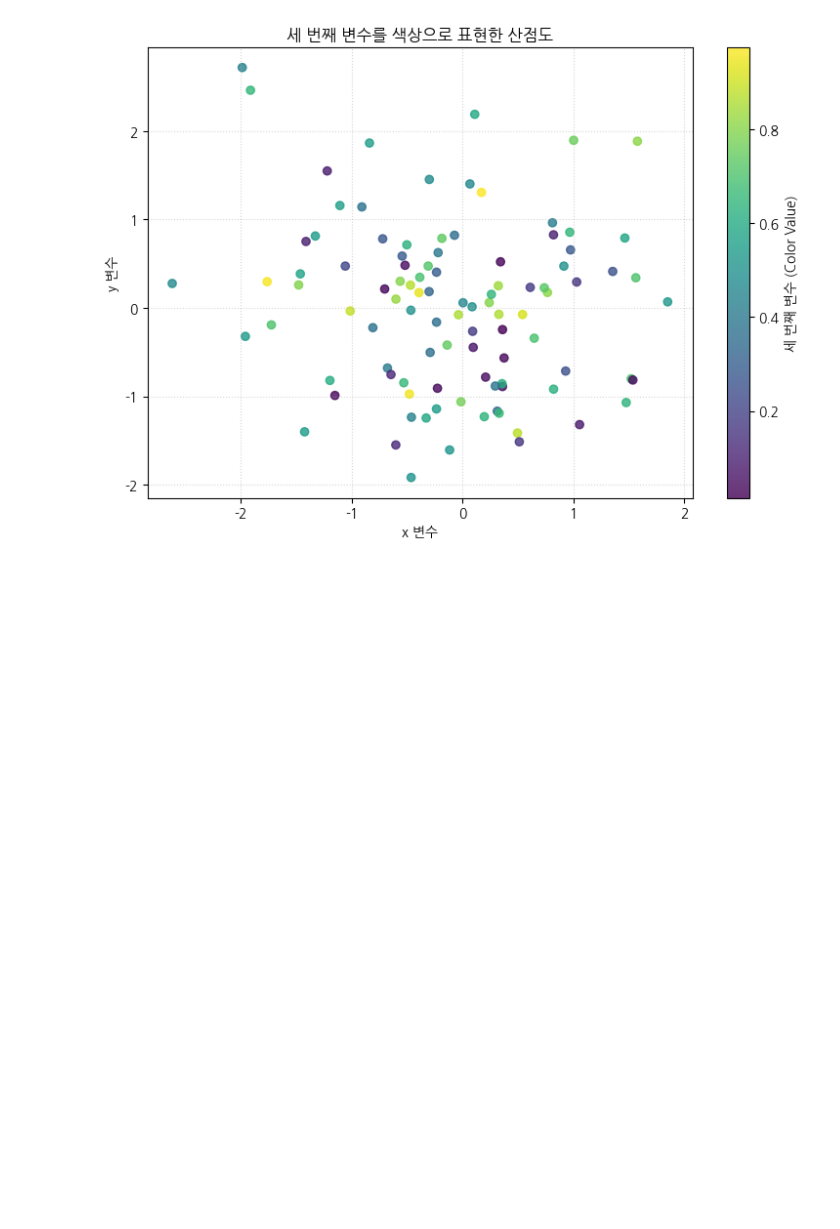
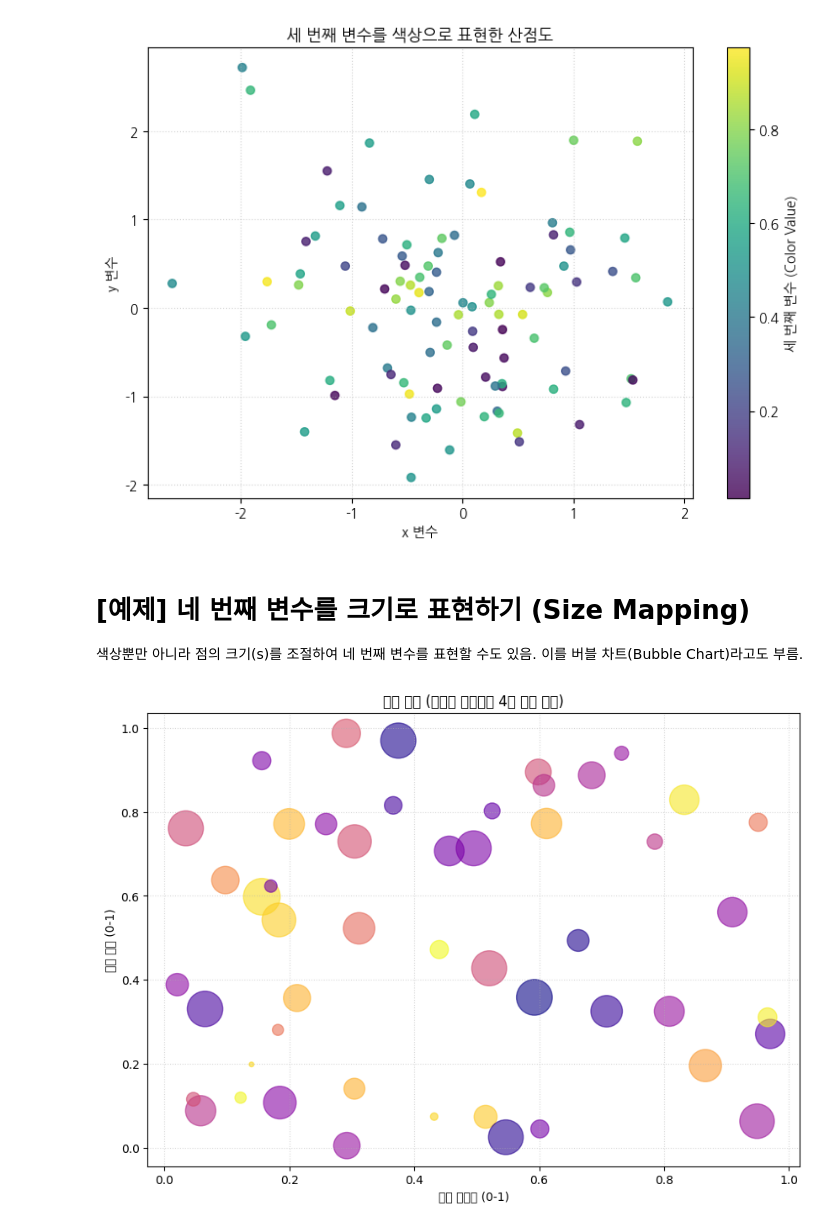
Before and after one commit to ongsoony8382/financial-data-programming, a Jupyter notebook: 데이터_시각화_(1)_3주차_동영상.ipynb, the cells around one changed output. Drawn from its saved outputs; the diff is of its cells as text; code cells hidden in the pictures; blank space fills up the shorter version.

```diff
--- a/데이터_시각화_(1)_3주차_동영상.ipynb
+++ b/데이터_시각화_(1)_3주차_동영상.ipynb
@@ -178,3 +178,37 @@ plt.grid(True, linestyle =':', alpha = 0.5)
 plt.show()
 # %% [output]
 [figure]
+# %% [markdown]
+# [예제] 네 번째 변수를 크기로 표현하기 (Size Mapping)
+색상뿐만 아니라 점의 크기(s)를 조절하여 네 번째 변수를 표현할 수도 있음.
+이를 버블 차트(Bubble Chart)라고도 부름.
+# %%
+import matplotlib.pyplot as plt
+import numpy as np
+
+# 데이터 준비
+np.random.seed(42)
+N = 50
+x = np.random.rand(N) # X (제품 만족도)
+y = np.random.rand(N) # Y (제품 가격)
+colors = np.random.rand(N) # 세 번째 변수 (색상: 재구매 의사)
+sizes = 1000 * np.random.rand(N) # 네 번째 변수 (크기: 판매량)
+
+# 그래프 생성
+plt.figure(figsize=(10, 7))
+
+# 크기(s)와 색상(c)을 모두 다르게 지정
+plt.scatter(x, y, c=colors, s=sizes, alpha=0.6, cmap='plasma')
+
+# 그래프 꾸미기
+plt.title('버블 차트 (크기와 색상으로 4개 변수 표현)')
+plt.xlabel('제품 만족도 (0-1)')
+plt.ylabel('제품 가격 (0-1)')
+plt.grid(True, linestyle=':', alpha=0.5)
+
+# (참고: 크기와 색상에 대한 범례는 별도 처리가 필요할 수 있음)
+
+# 그래프 표시
+plt.show()
+# %% [output]
+[figure, added]
```
Also changed, not shown: parts of 2 cells of this notebook.
